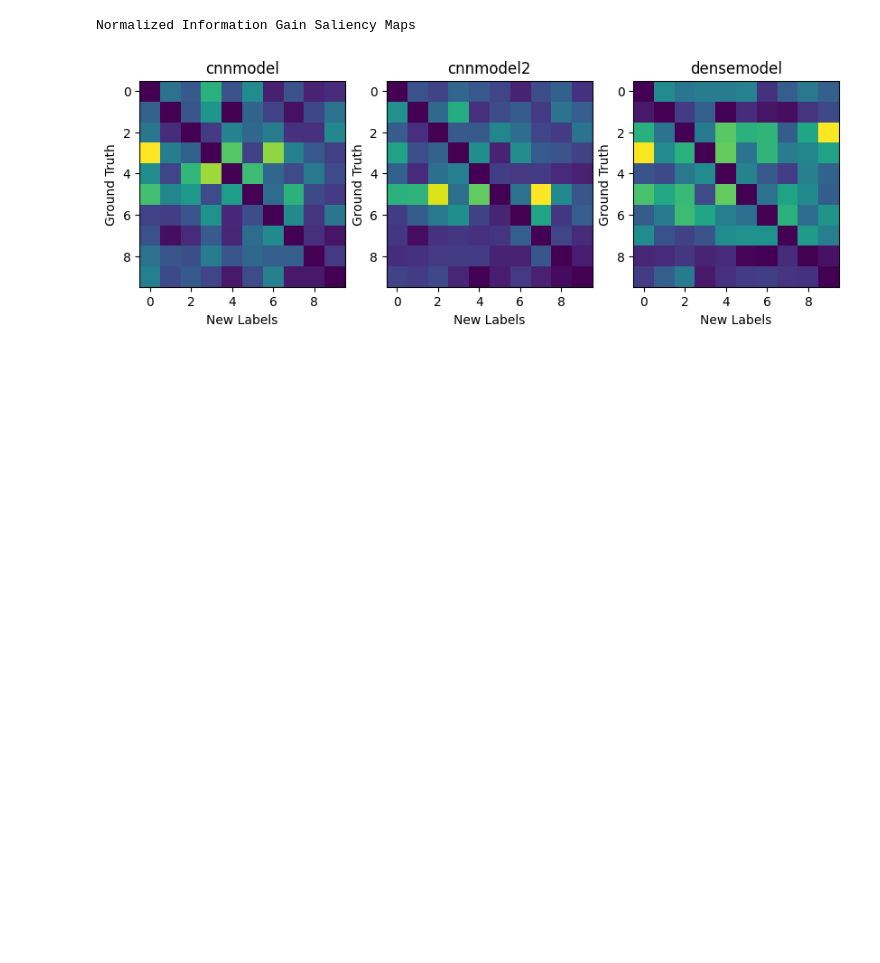
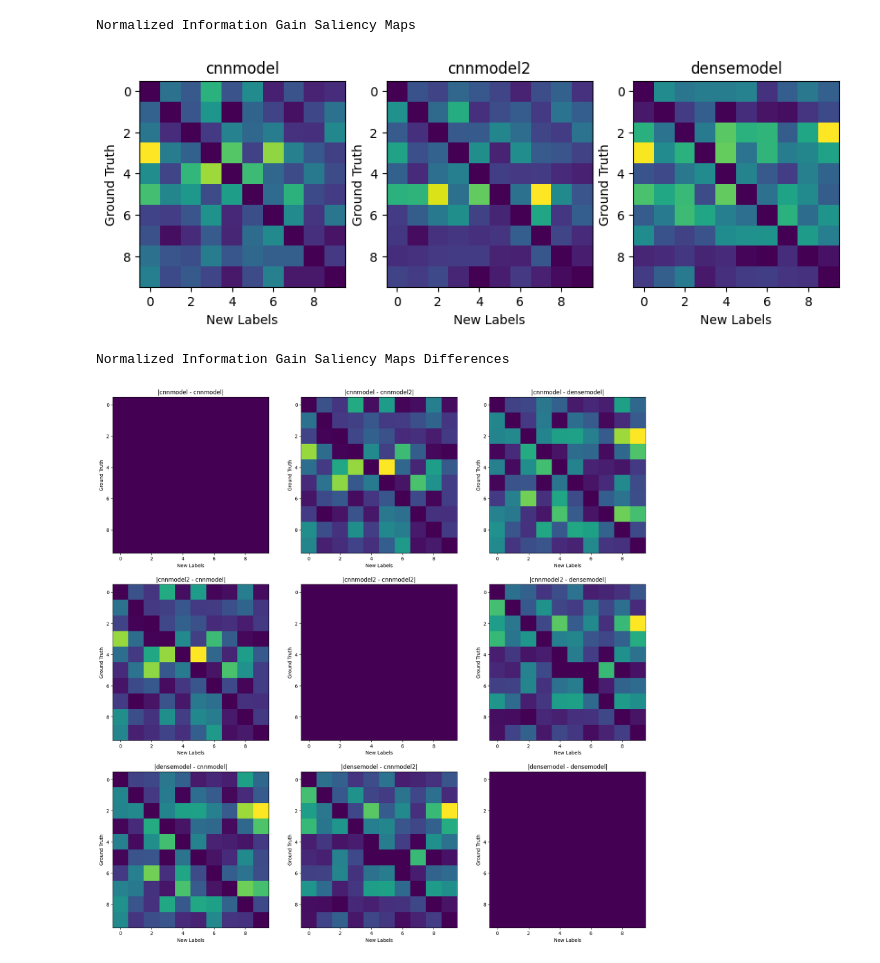
Before and after one commit to rishavb123/trolls-experiments, a Jupyter notebook: architecture_testing/model_architecture_saliency.ipynb, the cells around one changed output. Drawn from its saved outputs; the diff is of its cells as text; code cells hidden in the pictures; blank space fills up the shorter version.

Commit message:
plotting the differences

```diff
--- a/architecture_testing/model_architecture_saliency.ipynb
+++ b/architecture_testing/model_architecture_saliency.ipynb
@@ -91,3 +91,35 @@ print('Normalized Information Gain Saliency Maps')
 # %% [output]
 Normalized Information Gain Saliency Maps
 [figure]
+# %%
+fig, axes = plt.subplots(len(ModelClasses), len(ModelClasses), figsize=(20, 20))
+
+imgs = []
+for i in range(len(ModelClasses)):
+    min_idx = min(
+        [(a, b) for a in range(10) for b in range(10)],
+        key=lambda idx: float('inf') if idx[0] == idx[1] else info_gain_matricies[i][idx[0], idx[1]]
+    )
+    max_idx = max(
+        [(a, b) for a in range(10) for b in range(10)],
+        key=lambda idx: float('-inf') if idx[0] == idx[1] else info_gain_matricies[i][idx[0], idx[1]]
+    )
+    min_val = info_gain_matricies[i][min_idx[0], min_idx[1]]
+    max_val = info_gain_matricies[i][max_idx[0], max_idx[1]]
+
+    img = 255 * (info_gain_matricies[i] - min_val) / (max_val - min_val)
+    for k in range(10):
+        img[k, k] = 0
+    imgs.append(img)
+
+for i in range(len(ModelClasses)):
+    for j in range(len(ModelClasses)):
+        axes[i][j].imshow(abs(imgs[i] - imgs[j]))
+        axes[i][j].set_title(f'|{ModelClasses[i].__name__.lower()} - {ModelClasses[j].__name__.lower()}|')
+        axes[i][j].set_xlabel('New Labels')
+        axes[i][j].set_ylabel('Ground Truth')
+
+print('Normalized Information Gain Saliency Maps Differences')
+# %% [output]
+Normalized Information Gain Saliency Maps Differences
+[figure, added]
```
